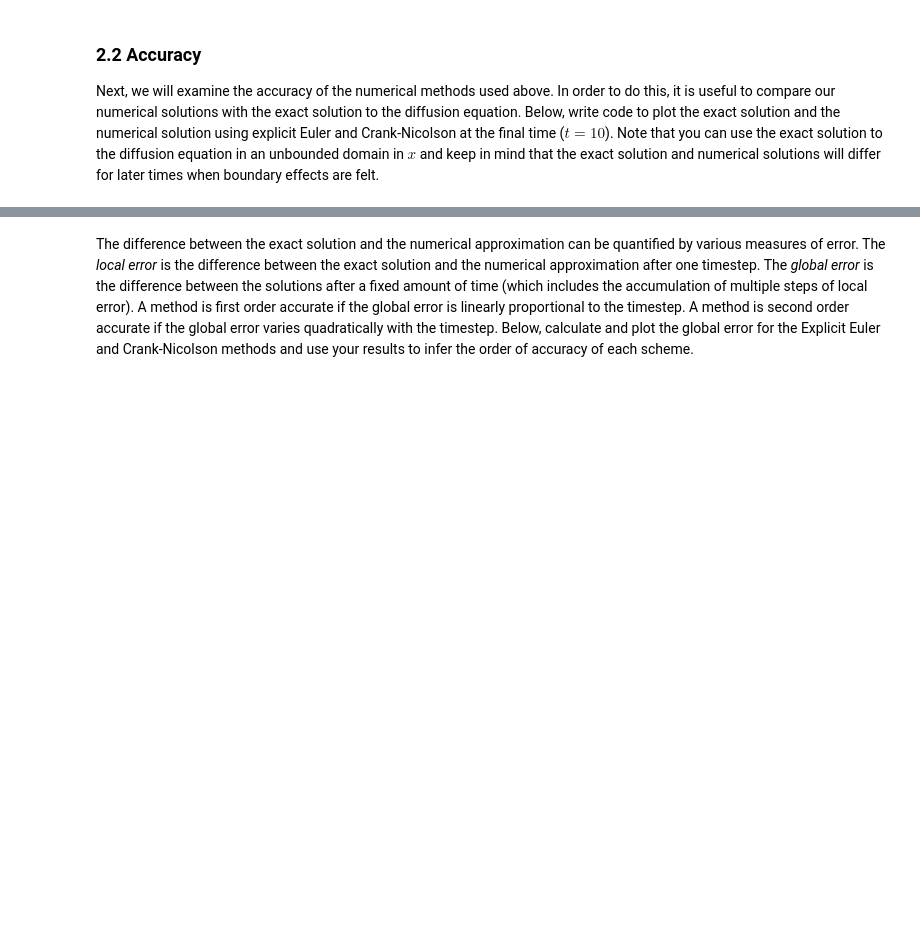
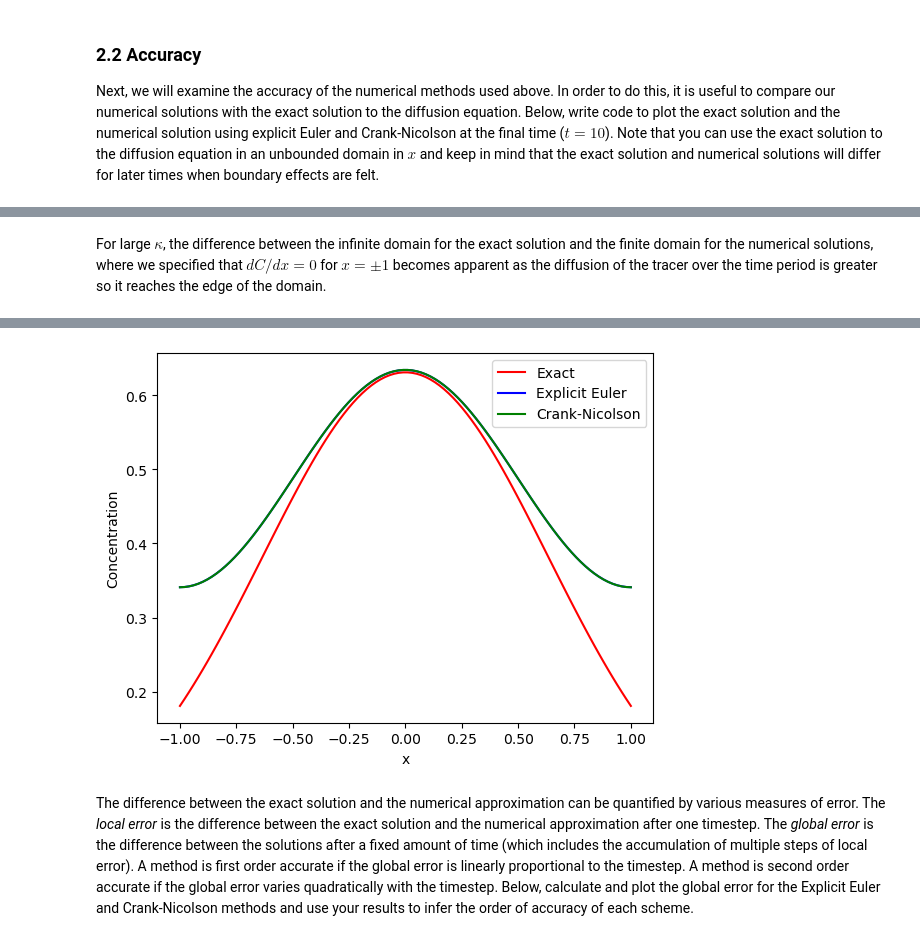
Before and after one commit to Ealish241/QCES, a Jupyter notebook: Project1_numerical_methods.ipynb, the cells around one changed output, grey strips where cells are left out. Drawn from its saved outputs; the diff is of its cells as text; code cells hidden in the pictures; blank space fills up the shorter version.

```diff
--- a/Project1_numerical_methods.ipynb
+++ b/Project1_numerical_methods.ipynb
@@ -301 +302,16 @@ Crank-Nicolson method took 0.07 seconds
 [figure]
+# %% [markdown]
+For large $\kappa$, the difference between the infinite domain for the exact solution and the finite domain for the numerical solutions, where we specified that $dC/dx = 0$ for $x = \pm1$ becomes apparent as the diffusion of the tracer over the time period is greater so it reaches the edge of the domain.
+# %%
+exact = np.ones(len(x))*((1/(4*np.pi*0.01*(10+10))))**(1/2)*np.exp(-(x**2)/(4*0.01*(10+10)))
+c_e = EE(x, t, 0.01)[:,-1]
+c_cn = CN(x, t, 0.01)[:,-1]
+
+plt.plot(x,exact,'r-', label = 'Exact')
+plt.plot(x,c_e,'b-', label = 'Explicit Euler')
+plt.plot(x,c_cn,'g-', label = 'Crank-Nicolson')
+plt.legend()
+plt.xlabel('x')
+plt.ylabel('Concentration')
+plt.show()
+# %% [output]
@@ -302,3 +320,4 @@ Crank-Nicolson method took 0.07 seconds
+[figure, added]
 # %% [markdown]
 The difference between the exact solution and the numerical approximation can be quantified by various measures of error. The *local error* is the difference between the exact solution and the numerical approximation after one timestep. The *global error* is the difference between the solutions after a fixed amount of time (which includes the accumulation of multiple steps of local error). A method is first order accurate if the global error is linearly proportional to the timestep. A method is second order accurate if the global error varies quadratically with the timestep. Below, calculate and plot the global error for the Explicit Euler and Crank-Nicolson methods and use your results to infer the order of accuracy of each scheme.
 # %% [markdown]
```
Also changed, not shown: parts of 9 cells of this notebook.
